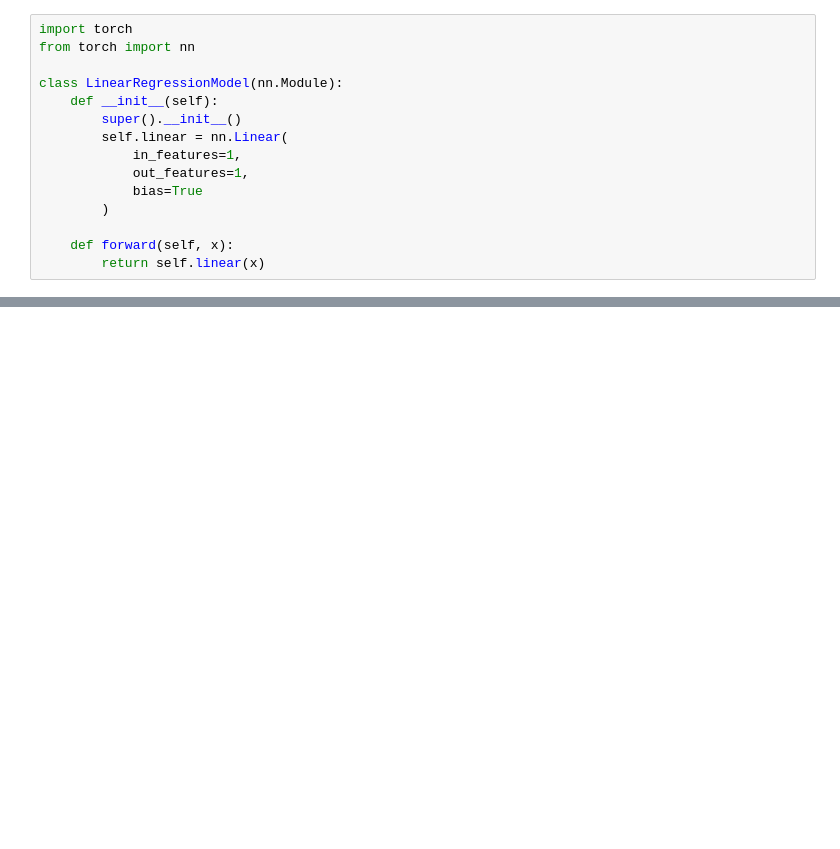
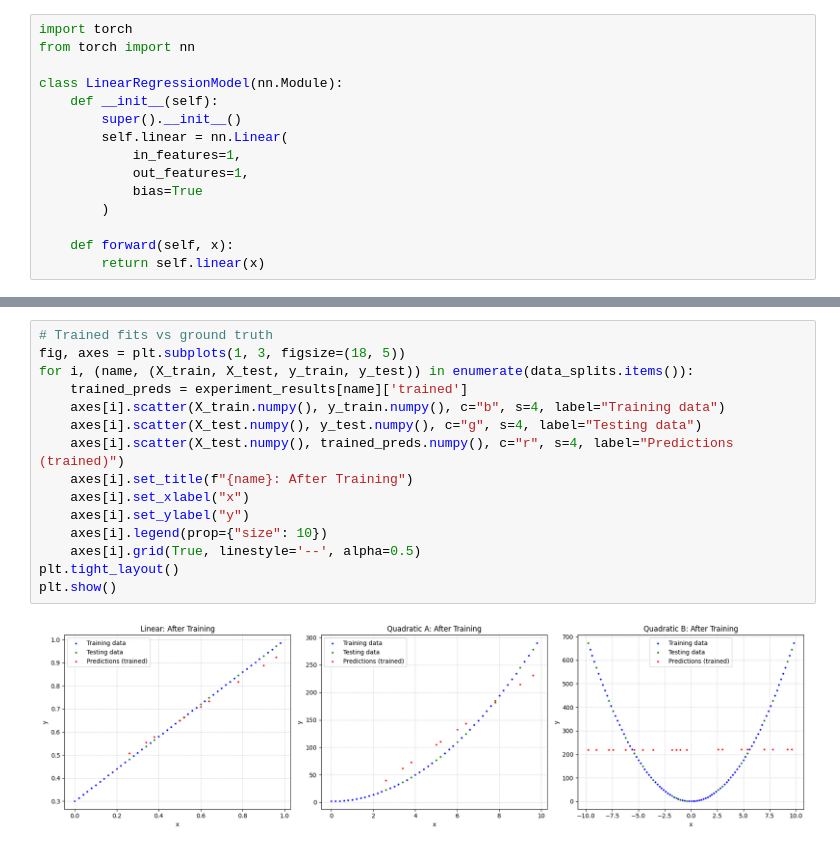
Before and after one commit to Avhijan/AI, a Jupyter notebook: 6_Neural_Networks/modelevaluation.ipynb, the cells around one changed output, grey strips where cells are left out. Cells and saved outputs as stored; diff of their text form; blank space fills up the shorter version.

```diff
--- a/6_Neural_Networks/modelevaluation.ipynb
+++ b/6_Neural_Networks/modelevaluation.ipynb
@@ -280,0 +240,17 @@ def train_and_evaluate(csv_path, label_name, epochs=100, lr=0.01):
+# %%
+# Trained fits vs ground truth
+fig, axes = plt.subplots(1, 3, figsize=(18, 5))
+for i, (name, (X_train, X_test, y_train, y_test)) in enumerate(data_splits.items()):
+    trained_preds = experiment_results[name]['trained']
+    axes[i].scatter(X_train.numpy(), y_train.numpy(), c="b", s=4, label="Training data")
+    axes[i].scatter(X_test.numpy(), y_test.numpy(), c="g", s=4, label="Testing data")
+    axes[i].scatter(X_test.numpy(), trained_preds.numpy(), c="r", s=4, label="Predictions (trained)")
+    axes[i].set_title(f"{name}: After Training")
+    axes[i].set_xlabel("x")
+    axes[i].set_ylabel("y")
+    axes[i].legend(prop={"size": 10})
+    axes[i].grid(True, linestyle='--', alpha=0.5)
+plt.tight_layout()
+plt.show()
+# %% [output]
+[figure, added]
```
Also changed, not shown: parts of 16 cells of this notebook.
